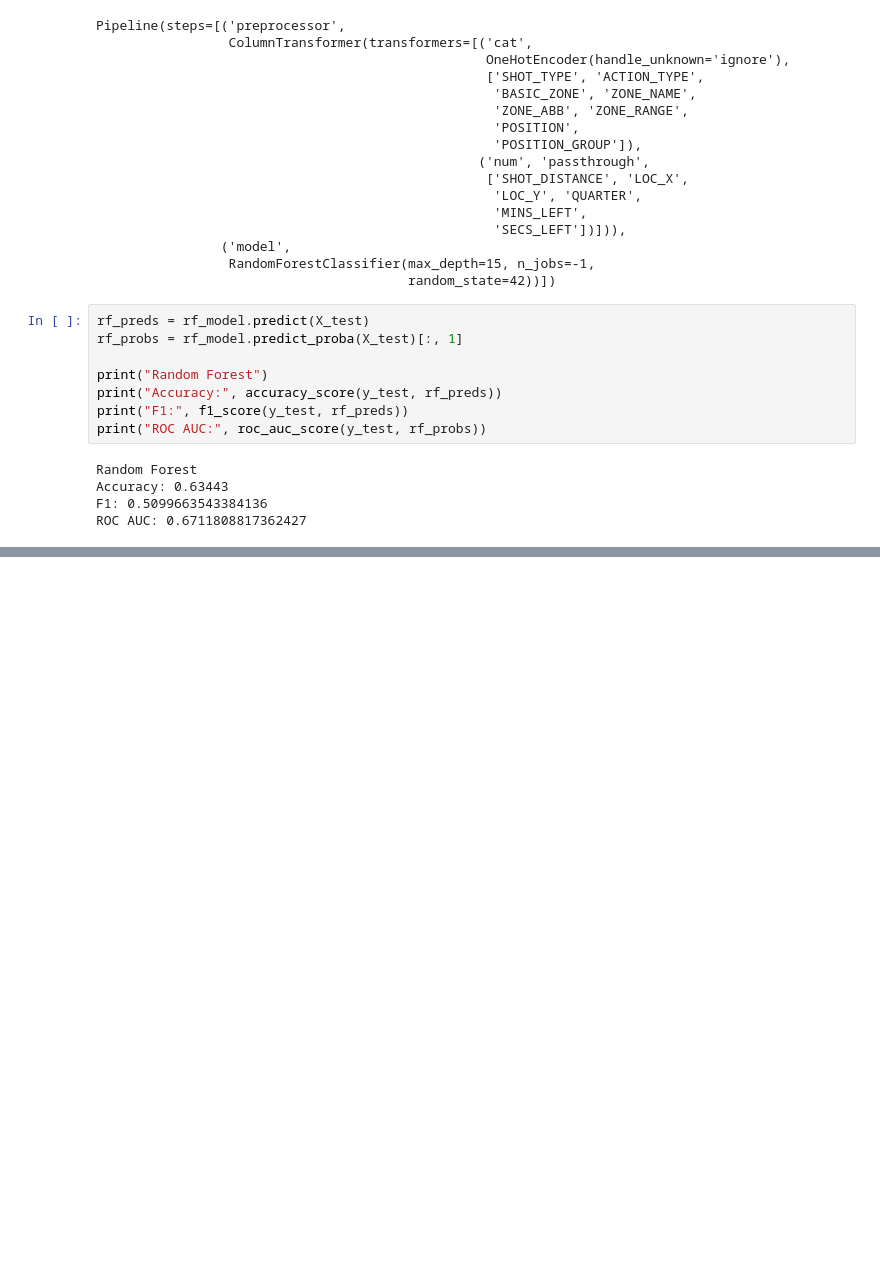
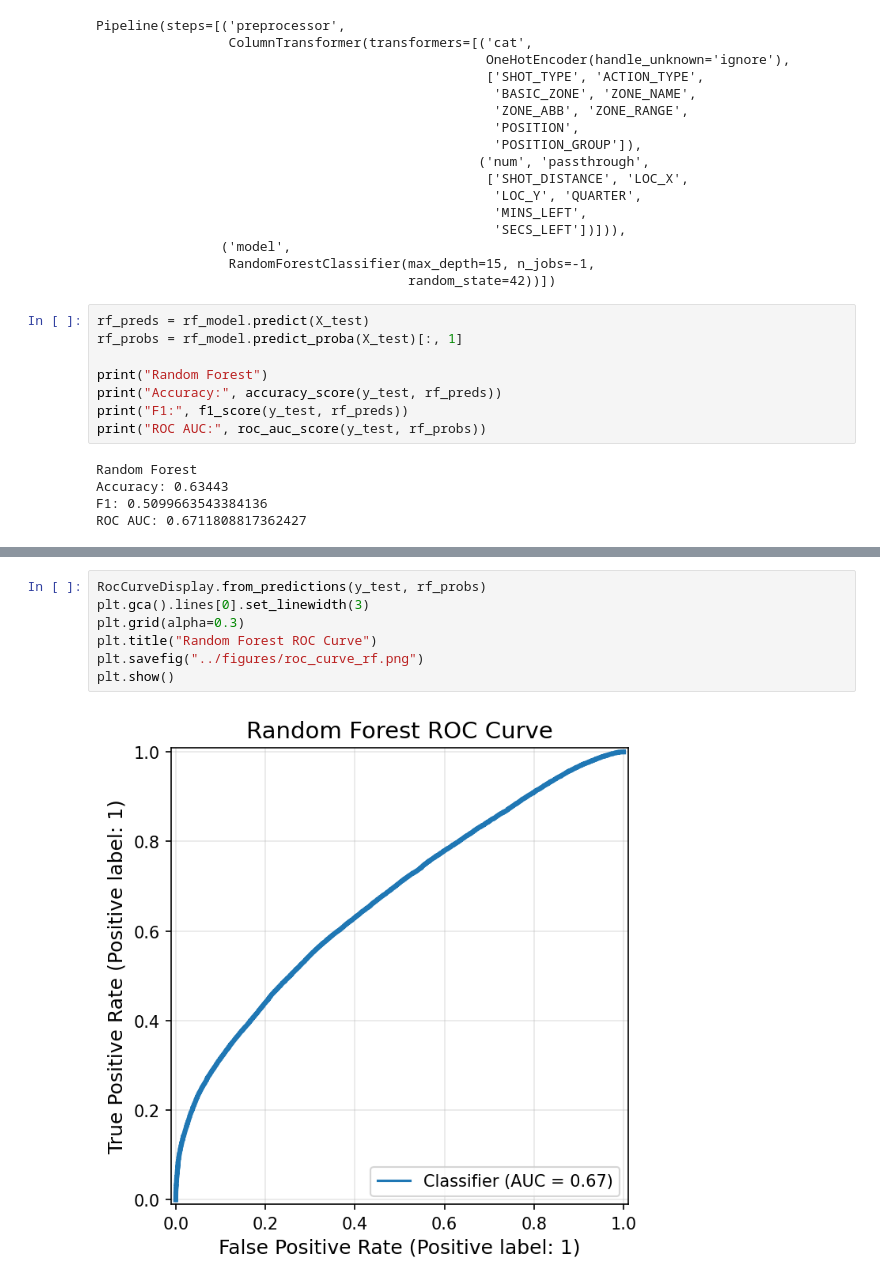
Before and after one commit to Lucien1010/dsc148-final-project, a Jupyter notebook: notebooks/NBA_Shot_Prediction.ipynb, the cells around one changed output, grey strips where cells are left out. Drawn from its saved outputs; the diff is of its cells as text; blank space fills up the shorter version.

```diff
--- a/notebooks/NBA_Shot_Prediction.ipynb
+++ b/notebooks/NBA_Shot_Prediction.ipynb
@@ -427,0 +613,9 @@ results
+# %%
+RocCurveDisplay.from_predictions(y_test, rf_probs)
+plt.gca().lines[0].set_linewidth(3)
+plt.grid(alpha=0.3)
+plt.title("Random Forest ROC Curve")
+plt.savefig("../figures/roc_curve_rf.png")
+plt.show()
+# %% [output]
+[figure, added]
```
Also changed, not shown: parts of 14 cells of this notebook, 6 other files.
